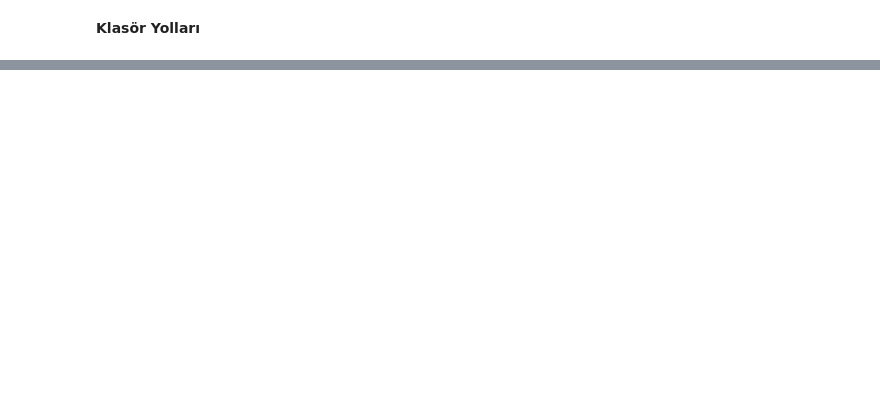
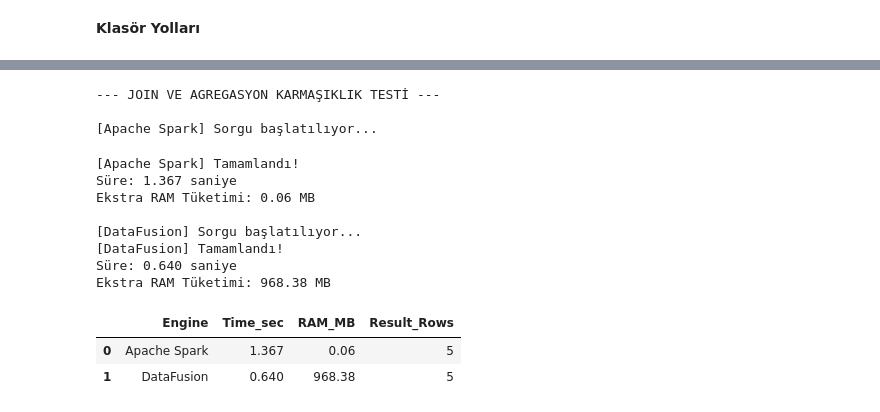
Before and after one commit to nisaklsoglu/NYC-Taxi-Bench, a Jupyter notebook: data_preprocessing.ipynb, the cells around one changed output, grey strips where cells are left out. Saved outputs shown, nothing was run; the diff lists cells and outputs as text; code cells hidden in the pictures; blank space fills up the shorter version.

```diff
--- a/data_preprocessing.ipynb
+++ b/data_preprocessing.ipynb
@@ -90,0 +355,70 @@ print("YELLOW TAXI VERİ SETİ BAŞARIYLA TEMİZLENDİ VE OPTİMİZE EDİLDİ")
+# %%
+import time
+import pyarrow.dataset as ds
+import pandas as pd
+from pyspark.sql import functions as F
+
+CLEAN_DATA_PATH = "data/clean/yellow_tripdata_2023/"
+# Lookup tablonun yerini kendi dizinine göre güncellemen gerekebilir
+LOOKUP_PATH = "data/raw/taxi_zone_lookup.csv"
+
+def spark_join_estimator():
+    sdf = spark.read.parquet(CLEAN_DATA_PATH)
+    lookup_df = spark.read.csv(LOOKUP_PATH, header=True, inferSchema=True)
+
+    # Küçük tabloyu hafızaya yayarak (broadcast) join yapıyoruz
+    return (sdf
+        .join(F.broadcast(lookup_df), sdf.PULocationID == lookup_df.LocationID, "inner")
+        .groupBy("Zone")
+        .agg(
+            F.round(F.avg("total_amount"), 2).alias("avg_cost"),
+            F.count("*").alias("trip_count")
+        )
+        .orderBy(F.col("trip_count").desc())
+        .limit(5)
+        .toPandas())
+
+def datafusion_join_estimator():
+    table_name = f"clean_taxi_{int(time.time())}"
+    zone_table_name = f"taxi_zone_{int(time.time())}"
+
+    dataset = ds.dataset(CLEAN_DATA_PATH, format="parquet", partitioning="hive")
+    ctx.register_dataset(table_name, dataset)
+
+    # Dinamik tablo ismi kullanıyoruz
+    ctx.register_csv(zone_table_name, LOOKUP_PATH)
+
+    query = f"""
+        SELECT
+            tz."Zone",
+            ROUND(CAST(AVG(ct.total_amount) AS DOUBLE), 2) as avg_cost,
+            COUNT(*) as trip_count
+        FROM {table_name} ct
+        JOIN {zone_table_name} tz ON ct."PULocationID" = tz."LocationID"
+        GROUP BY tz."Zone"
+        ORDER BY trip_count DESC
+        LIMIT 5
+    """
+    return ctx.sql(query).to_pandas()
+
+print("--- JOIN VE AGREGASYON KARMAŞIKLIK TESTİ ---\n")
+metrics_spark_join = run_benchmark("Apache Spark", spark_join_estimator)
+metrics_df_join = run_benchmark("DataFusion", datafusion_join_estimator)
+
+benchmark_join_results = pd.DataFrame([metrics_spark_join, metrics_df_join])
+display(benchmark_join_results)
+# %% [output]
+--- JOIN VE AGREGASYON KARMAŞIKLIK TESTİ ---
+
+[Apache Spark] Sorgu başlatılıyor...
+[Apache Spark] Tamamlandı!
+Süre: 1.367 saniye
+Ekstra RAM Tüketimi: 0.06 MB
+
+[DataFusion] Sorgu başlatılıyor...
+[DataFusion] Tamamlandı!
+Süre: 0.640 saniye
+Ekstra RAM Tüketimi: 968.38 MB
+|  | Engine | Time_sec | RAM_MB | Result_Rows |
+| 0 | Apache Spark | 1.367 | 0.06 | 5 |
+| 1 | DataFusion | 0.640 | 968.38 | 5 |
```
Also changed, not shown: parts of 42 cells of this notebook, 2 other files.
